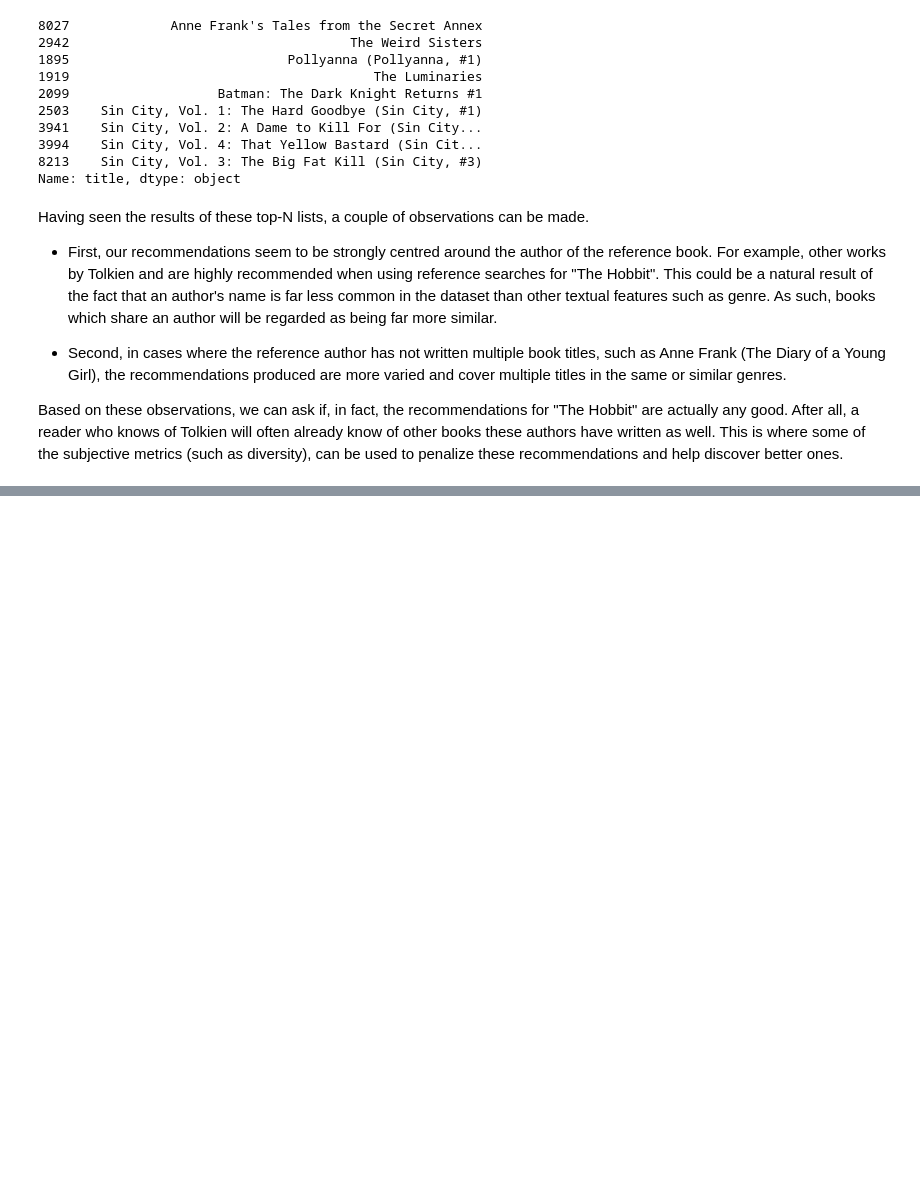
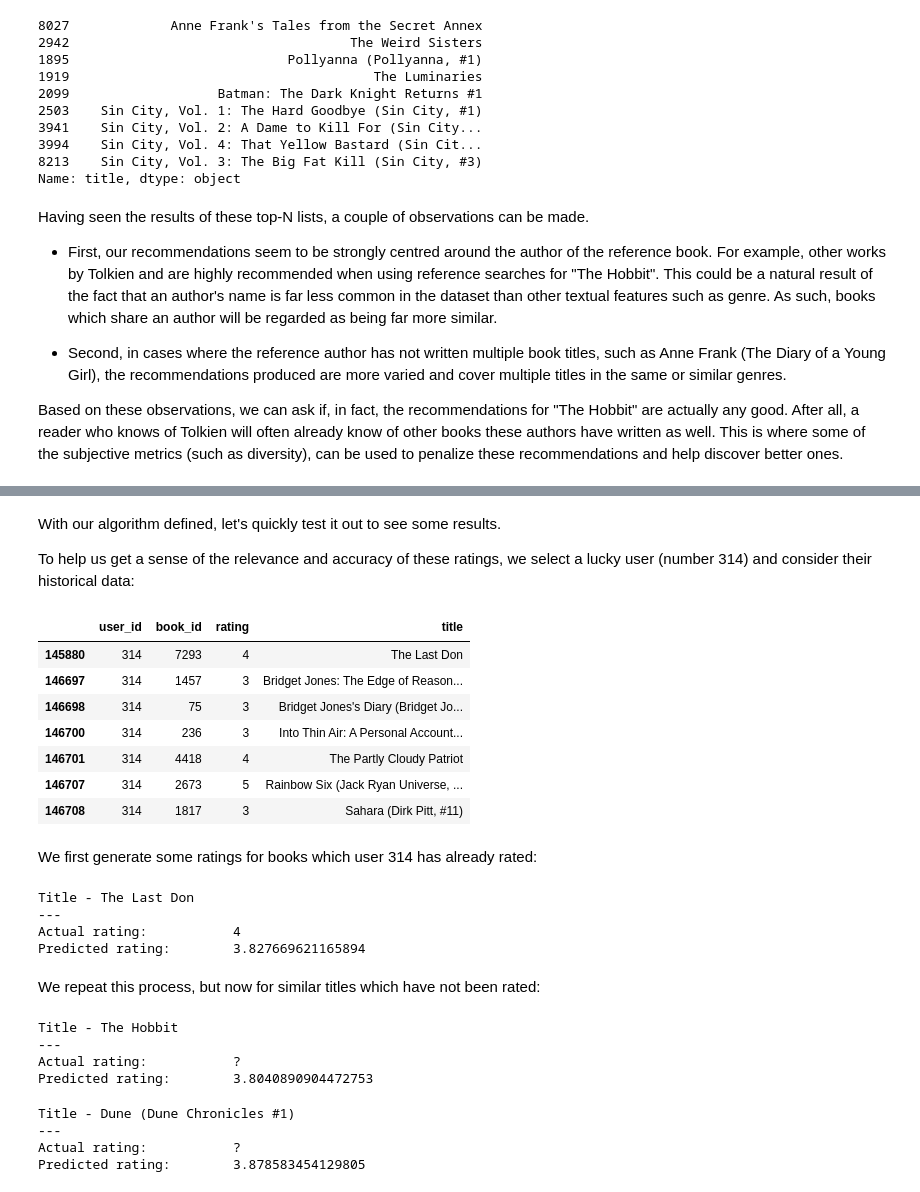
Before and after one commit to EbrahemHassan132/goodbooks-10k, a Jupyter notebook: Bulding_the_recommender_system.ipynb, the cells around one changed output, grey strips where cells are left out. Drawn from its saved outputs; the diff is of its cells as text; code cells hidden in the pictures; blank space fills up the shorter version.

Commit message:
Generate ratings for books and evaluate the results.

```diff
--- a/Bulding_the_recommender_system.ipynb
+++ b/Bulding_the_recommender_system.ipynb
@@ -298,0 +350,57 @@ Based on these observations, we can ask if, in fact, the recommendations for "Th
+# %% [markdown]
+With our algorithm defined, let's quickly test it out to see some results.
+
+To help us get a sense of the relevance and accuracy of these ratings, we select a lucky user (number 314) and consider their historical data:
+# %%
+# Subset of ratings from user 314
+book_ratings[book_ratings['user_id'] == 314][3:10]
+# %% [output]
+|  | user_id | book_id | rating | title |
+| 145880 | 314 | 7293 | 4 | The Last Don |
+| 146697 | 314 | 1457 | 3 | Bridget Jones: The Edge of Reason... |
+| 146698 | 314 | 75 | 3 | Bridget Jones's Diary (Bridget Jo... |
+| 146700 | 314 | 236 | 3 | Into Thin Air: A Personal Account... |
+| 146701 | 314 | 4418 | 4 | The Partly Cloudy Patriot |
+| 146707 | 314 | 2673 | 5 | Rainbow Six (Jack Ryan Universe, ... |
+| 146708 | 314 | 1817 | 3 | Sahara (Dirk Pitt, #11) |
+# %% [markdown]
+We first generate some ratings for books which user 314 has already rated:
+# %%
+title = "The Last Don"
+actual_rating = book_ratings[(book_ratings['user_id'] == 314) & (book_ratings['title'] == title)]['rating'].values[0]
+pred_rating = content_generate_rating_estimate(book_title=title, user=314, rating_data=book_ratings)
+print (f"Title - {title}")
+print ("---")
+print (f"Actual rating: \t\t {actual_rating}")
+print (f"Predicted rating: \t {pred_rating}")
+# %% [output]
+Title - The Last Don
+---
+Actual rating:           4
+Predicted rating:        3.827669621165894
+# %% [markdown]
+We repeat this process, but now for similar titles which have not been rated:
+# %%
+title = "The Hobbit"
+pred_rating = content_generate_rating_estimate(book_title=title, user=314, rating_data=book_ratings)
+print (f"Title - {title}")
+print ("---")
+print (f"Actual rating: \t\t ?")
+print (f"Predicted rating: \t {pred_rating}")
+# %% [output]
+Title - The Hobbit
+---
+Actual rating:           ?
+Predicted rating:        3.8040890904472753
+# %%
+title = "Dune (Dune Chronicles #1)"
+pred_rating = content_generate_rating_estimate(book_title=title, user=314, rating_data=book_ratings)
+print (f"Title - {title}")
+print ("---")
+print (f"Actual rating: \t\t ?")
+print (f"Predicted rating: \t {pred_rating}")
+# %% [output]
+Title - Dune (Dune Chronicles #1)
+---
+Actual rating:           ?
+Predicted rating:        3.878583454129805
```
Also changed, not shown: parts of 4 cells of this notebook.
